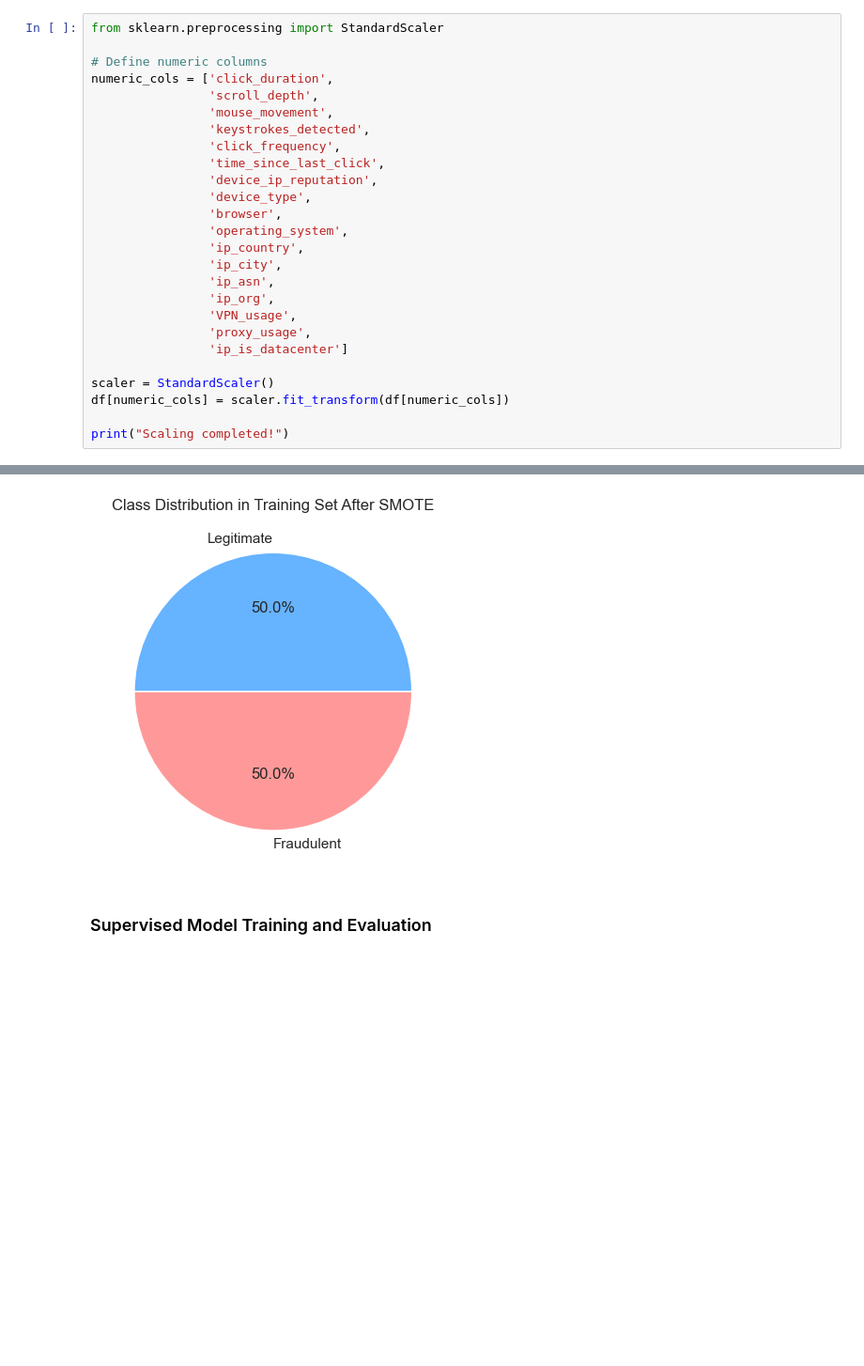
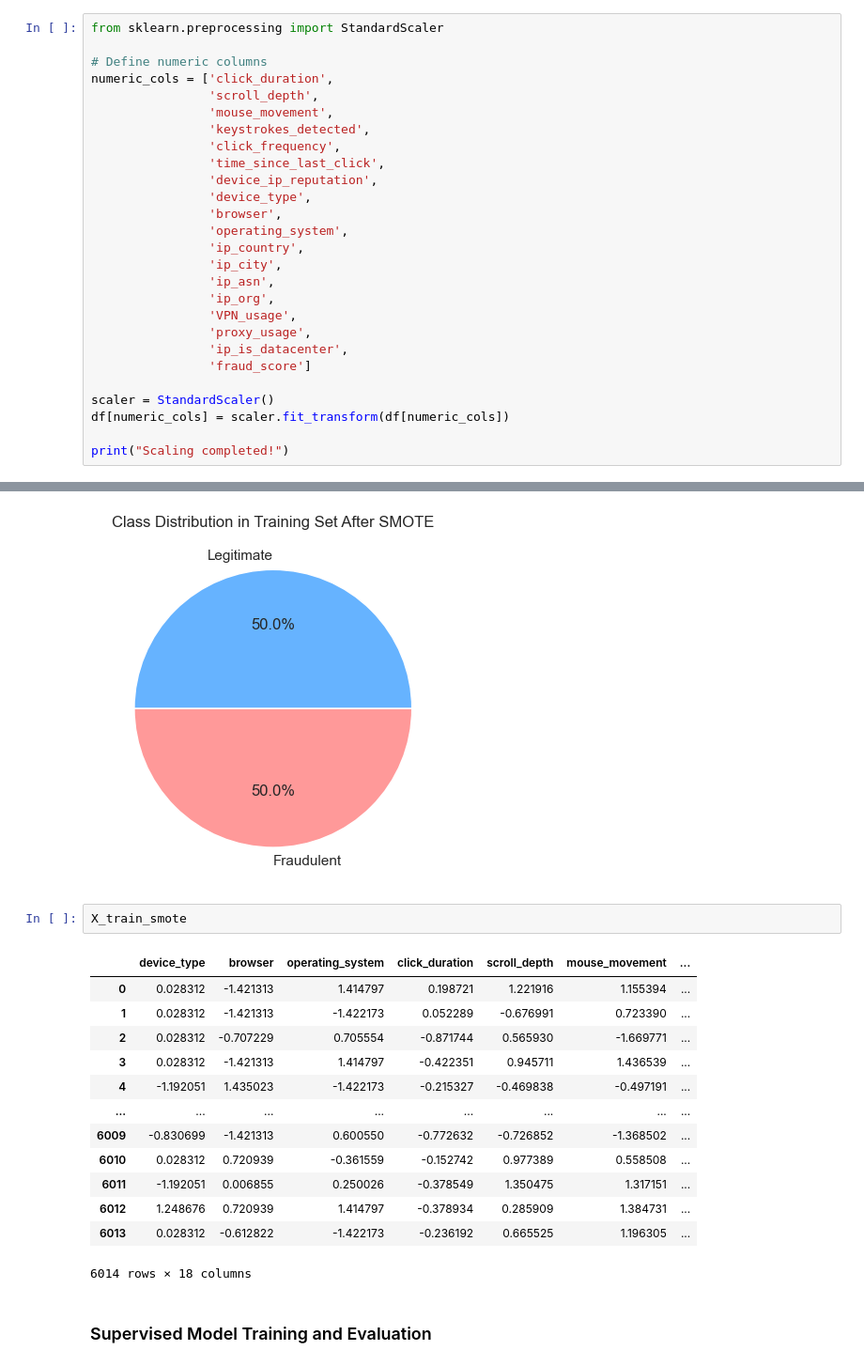
Before and after one commit to achintha-alahakoon/Fraud-Detection, a Jupyter notebook: backend/model1.ipynb, the cells around one changed output, grey strips where cells are left out. Shown: that part at 94% size. Drawn from its saved outputs; the diff is of its cells as text; blank space fills up the shorter version.

```diff
--- a/backend/model1.ipynb
+++ b/backend/model1.ipynb
@@ -272,7 +249,8 @@ numeric_cols = ['click_duration',
                 'ip_org',
                 'VPN_usage',
                 'proxy_usage',
-                'ip_is_datacenter']
+                'ip_is_datacenter',
+                'fraud_score']
 
 scaler = StandardScaler()
 df[numeric_cols] = scaler.fit_transform(df[numeric_cols])
@@ -341,6 +319,22 @@ plt.title('Class Distribution in Training Set After SMOTE')
 plt.show()
 # %% [output]
 [figure]
+# %%
+X_train_smote
+# %% [output]
+|  | device_type | browser | operating_system | click_duration | scroll_depth | mouse_movement | ... |
+| 0 | 0.028312 | -1.421313 | 1.414797 | 0.198721 | 1.221916 | 1.155394 | ... |
+| 1 | 0.028312 | -1.421313 | -1.422173 | 0.052289 | -0.676991 | 0.723390 | ... |
+| 2 | 0.028312 | -0.707229 | 0.705554 | -0.871744 | 0.565930 | -1.669771 | ... |
+| 3 | 0.028312 | -1.421313 | 1.414797 | -0.422351 | 0.945711 | 1.436539 | ... |
+| 4 | -1.192051 | 1.435023 | -1.422173 | -0.215327 | -0.469838 | -0.497191 | ... |
+| ... | ... | ... | ... | ... | ... | ... | ... |
+| 6009 | -0.830699 | -1.421313 | 0.600550 | -0.772632 | -0.726852 | -1.368502 | ... |
+| 6010 | 0.028312 | 0.720939 | -0.361559 | -0.152742 | 0.977389 | 0.558508 | ... |
+| 6011 | -1.192051 | 0.006855 | 0.250026 | -0.378549 | 1.350475 | 1.317151 | ... |
+| 6012 | 1.248676 | 0.720939 | 1.414797 | -0.378934 | 0.285909 | 1.384731 | ... |
+| 6013 | 0.028312 | -0.612822 | -1.422173 | -0.236192 | 0.665525 | 1.196305 | ... |
+6014 rows × 18 columns
 # %% [markdown]
 ### Supervised Model Training and Evaluation
 # %%
```
Also changed, not shown: parts of 18 cells of this notebook, 5 other files.
